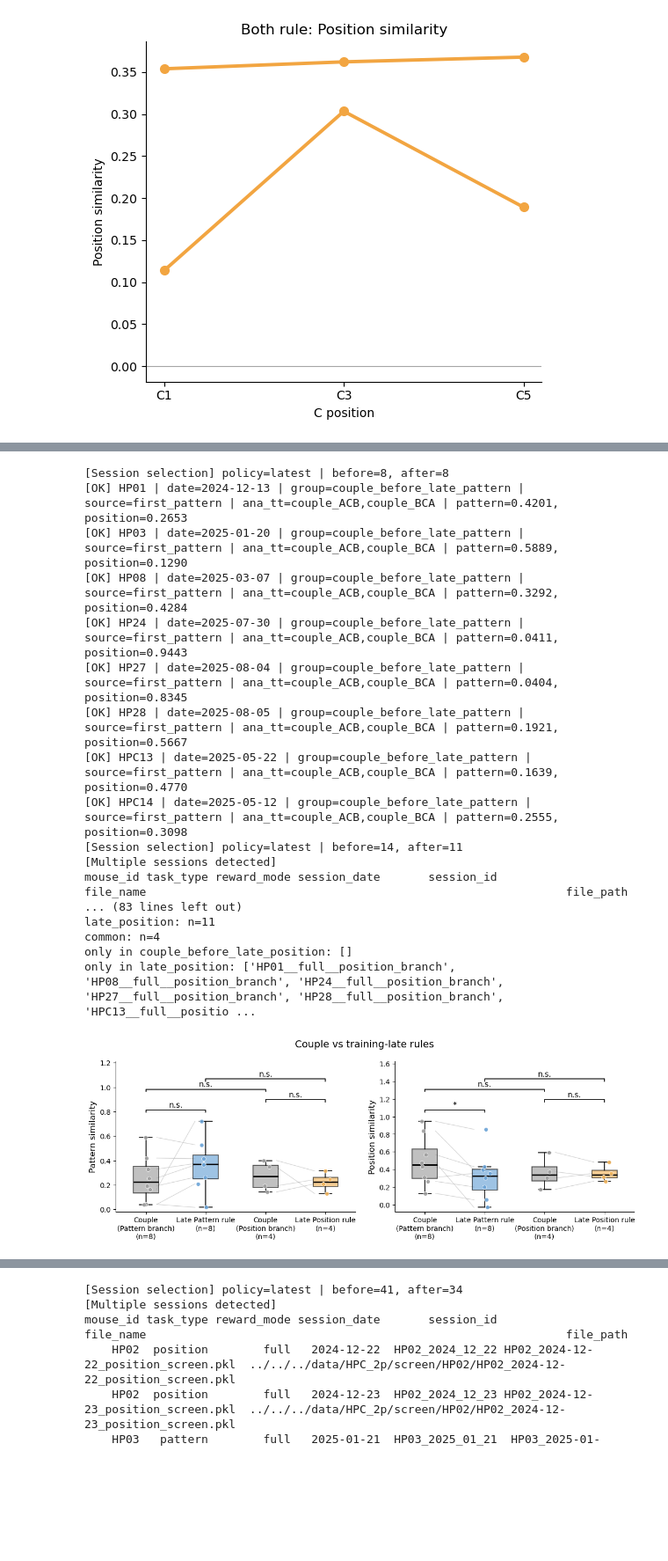
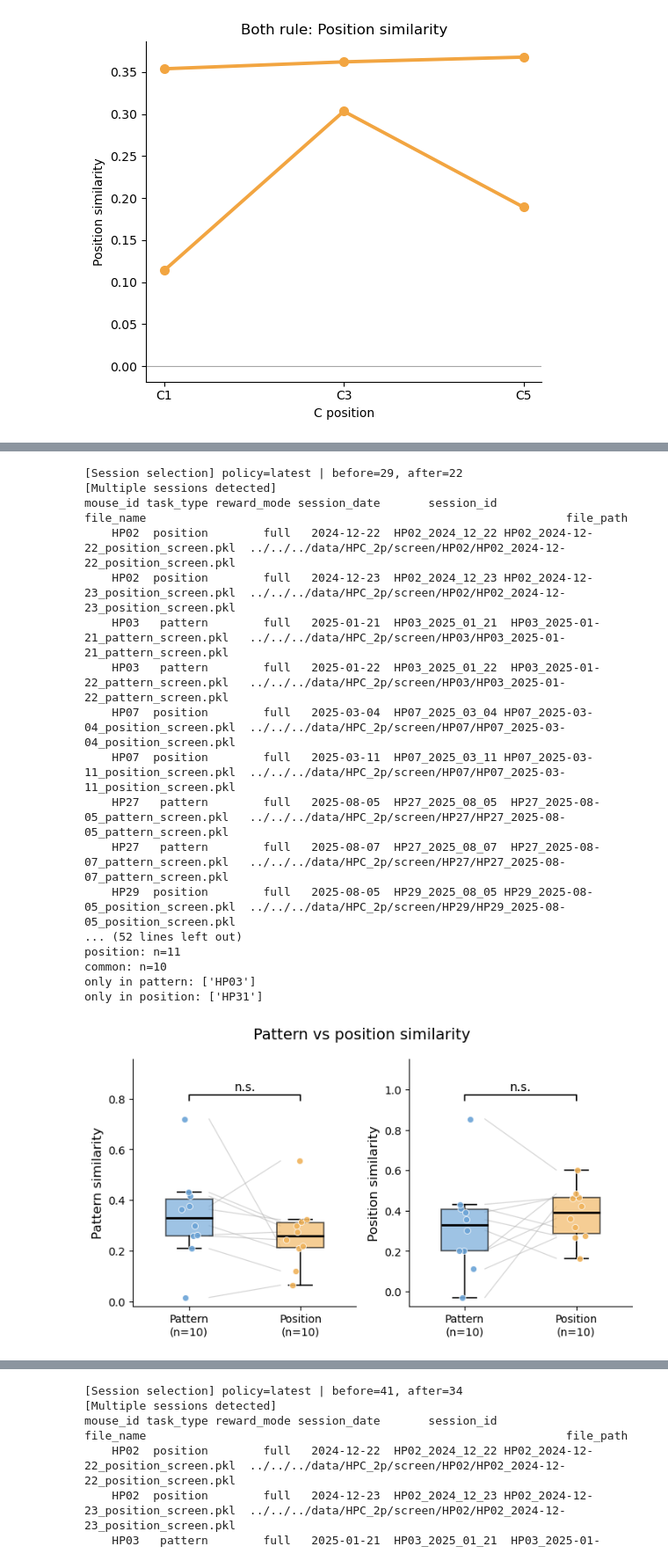
Before and after one commit to ymseq/ZhaoLab-analysis-python, a Jupyter notebook: src/HPC_2P_analysis/analysis/similarity_analysis.ipynb, the cells around one changed output, grey strips where cells are left out. Shown at 88% size. Saved outputs shown, nothing was run; the diff lists cells and outputs as text; code cells hidden in the pictures; blank space fills up the shorter version.

```diff
--- a/src/HPC_2P_analysis/analysis/similarity_analysis.ipynb
+++ b/src/HPC_2P_analysis/analysis/similarity_analysis.ipynb
@@ -4639,23 +4637,23 @@ def run_5(reward_mode="full"):
         "out": out_couple_late,
     }
 # %%
-run_5()
+run_2()
 # %% [output]
-[Session selection] policy=latest | before=8, after=8
-[OK] HP01 | date=2024-12-13 | group=couple_before_late_pattern | source=first_pattern | ana_tt=couple_ACB,couple_BCA | pattern=0.4201, position=0.2653
-[OK] HP03 | date=2025-01-20 | group=couple_before_late_pattern | source=first_pattern | ana_tt=couple_ACB,couple_BCA | pattern=0.5889, position=0.1290
-[OK] HP08 | date=2025-03-07 | group=couple_before_late_pattern | source=first_pattern | ana_tt=couple_ACB,couple_BCA | pattern=0.3292, position=0.4284
-[OK] HP24 | date=2025-07-30 | group=couple_before_late_pattern | source=first_pattern | ana_tt=couple_ACB,couple_BCA | pattern=0.0411, position=0.9443
-[OK] HP27 | date=2025-08-04 | group=couple_before_late_pattern | source=first_pattern | ana_tt=couple_ACB,couple_BCA | pattern=0.0404, position=0.8345
-[OK] HP28 | date=2025-08-05 | group=couple_before_late_pattern | source=first_pattern | ana_tt=couple_ACB,couple_BCA | pattern=0.1921, position=0.5667
-[OK] HPC13 | date=2025-05-22 | group=couple_before_late_pattern | source=first_pattern | ana_tt=couple_ACB,couple_BCA | pattern=0.1639, position=0.4770
-[OK] HPC14 | date=2025-05-12 | group=couple_before_late_pattern | source=first_pattern | ana_tt=couple_ACB,couple_BCA | pattern=0.2555, position=0.3098
-[Session selection] policy=latest | before=14, after=11
+[Session selection] policy=latest | before=29, after=22
 [Multiple sessions detected]
 mouse_id task_type reward_mode session_date       session_id                           file_name                                                             file_path
-... (83 lines left out)
-late_position: n=11
-common: n=4
-only in couple_before_late_position: []
-only in late_position: ['HP01__full__position_branch', 'HP08__full__position_branch', 'HP24__full__position_branch', 'HP27__full__position_branch', 'HP28__full__position_branch', 'HPC13__full__positio ...
+    HP02  position        full   2024-12-22  HP02_2024_12_22 HP02_2024-12-22_position_screen.pkl  ../../../data/HPC_2p/screen/HP02/HP02_2024-12-22_position_screen.pkl
+    HP02  position        full   2024-12-23  HP02_2024_12_23 HP02_2024-12-23_position_screen.pkl  ../../../data/HPC_2p/screen/HP02/HP02_2024-12-23_position_screen.pkl
+    HP03   pattern        full   2025-01-21  HP03_2025_01_21  HP03_2025-01-21_pattern_screen.pkl   ../../../data/HPC_2p/screen/HP03/HP03_2025-01-21_pattern_screen.pkl
+    HP03   pattern        full   2025-01-22  HP03_2025_01_22  HP03_2025-01-22_pattern_screen.pkl   ../../../data/HPC_2p/screen/HP03/HP03_2025-01-22_pattern_screen.pkl
+    HP07  position        full   2025-03-04  HP07_2025_03_04 HP07_2025-03-04_position_screen.pkl  ../../../data/HPC_2p/screen/HP07/HP07_2025-03-04_position_screen.pkl
+    HP07  position        full   2025-03-11  HP07_2025_03_11 HP07_2025-03-11_position_screen.pkl  ../../../data/HPC_2p/screen/HP07/HP07_2025-03-11_position_screen.pkl
+    HP27   pattern        full   2025-08-05  HP27_2025_08_05  HP27_2025-08-05_pattern_screen.pkl   ../../../data/HPC_2p/screen/HP27/HP27_2025-08-05_pattern_screen.pkl
+    HP27   pattern        full   2025-08-07  HP27_2025_08_07  HP27_2025-08-07_pattern_screen.pkl   ../../../data/HPC_2p/screen/HP27/HP27_2025-08-07_pattern_screen.pkl
+    HP29  position        full   2025-08-05  HP29_2025_08_05 HP29_2025-08-05_position_screen.pkl  ../../../data/HPC_2p/screen/HP29/HP29_2025-08-05_position_screen.pkl
+... (52 lines left out)
+position: n=11
+common: n=10
+only in pattern: ['HP03']
+only in position: ['HP31']
-[figure, old version]
+[figure, new version]
```
Also changed, not shown: parts of 3 cells of this notebook, 3 other files.
